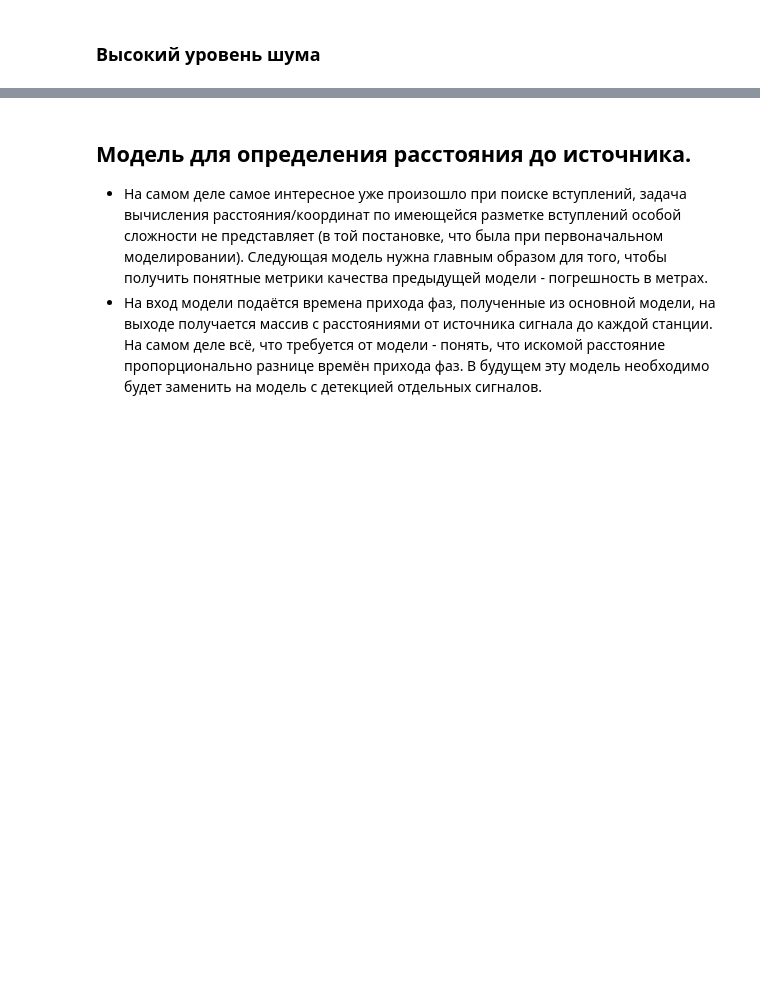
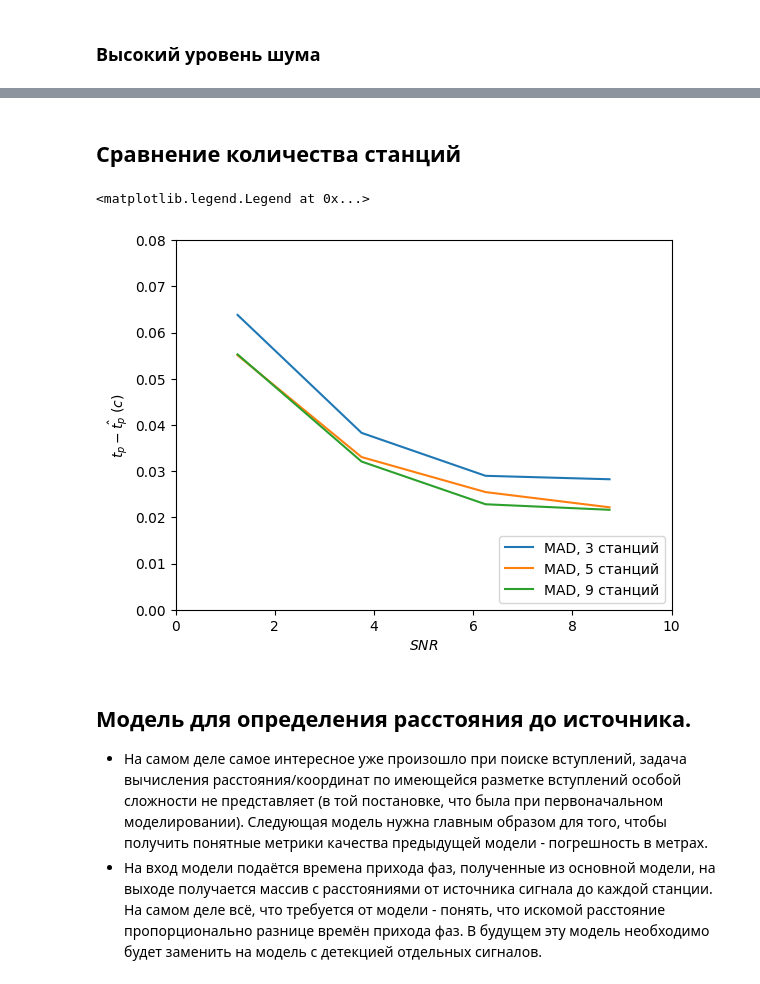
Before and after one commit to mexalon/Synth_wf_proc, a Jupyter notebook: Synth_wf_processing.ipynb, the cells around one changed output, grey strips where cells are left out. Saved outputs shown, nothing was run; the diff lists cells and outputs as text; code cells hidden in the pictures; blank space fills up the shorter version.

```diff
--- a/Synth_wf_processing.ipynb
+++ b/Synth_wf_processing.ipynb
@@ -1212,3 +1245,56 @@ ax.legend(loc='lower right')
+# %% [markdown]
+## Сравнение количества станций
+# %%
+params = BaseConfig()
+net = ArrNetwork(train_h5_path, test_h5_9sta_path, params)
+net.load_weights(pt_path)
+
+transforms = stack_transforms([ToTensor(),
+                              Normalizer(),
+                              ToOneHot(),
+                              WtFilter(cl=[-1]),
+                              ])
+
+dataset = SynthSeism(h5_path = test_h5_path, transforms=transforms)
+
+dataloader = DataLoader(dataset=dataset,
+                  batch_size=10,
+                  shuffle=False,
+                  collate_fn=dataset.collate_fn,
+                  )
+
+n_bins = 4
+range = [0, 10]
+
+max_sigma=0.1 # max noize sigma value
+
+#plotting results
+fig, ax = plt.subplots()
+
+for ss in [3,5,9]:
+    model_snr, model_p_s_error = picking_method_testing(my_model_method, max_sigma, sta_num=ss)
+
+    # plotting model results
+    # ax.scatter(model_snr, model_p_s_error[:,0], marker='+', color='dodgerblue', alpha=0.2)
+    # ax.scatter(-100,-100, marker='+', color='dodgerblue',  label=r'$\Delta t$, модель') # just for the legend
+
+    # model_bin_means, m_edges, _ = binned_statistic(model_snr, model_p_s_error[:,0], statistic='median', bins=n_bins, range=range)
+    # ax.plot(m_edges[:-1]+0.5*(m_edges[1:]-m_edges[:-1]), model_bin_means, label=r'$M_e\ \Delta t$, модель', color='b', linestyle=':')
+
+    model_bin_std, m_edges , _ = binned_statistic(model_snr, model_p_s_error[:,0], statistic=median_abs_deviation, bins=n_bins, range=range)
+    ax.plot(m_edges[:-1]+0.5*(m_edges[1:]-m_edges[:-1]), model_bin_std, label=f'MAD, {ss} станций')
+
+
+ax.set_xlim(range)
+ax.set_ylim(0, 0.08)
+ax.set_xlim(0, 10)
+ax.set_xlabel(r'$SNR$')
+ax.set_ylabel(r'$t_p-\hat{t_p}\ (c)$')
+# ax.set_title('б)', loc='left')
+ax.legend(loc='lower right')
+# %% [output]
+<matplotlib.legend.Legend at 0x...>
+[figure, added]
 # %% [markdown]
 ## Модель для определения расстояния до источника.
 * На самом деле самое интересное уже произошло при поиске вступлений, задача вычисления расстояния/координат по имеющейся разметке вступлений особой сложности не представляет (в той постановке, что была при первоначальном моделировании). Следующая модель нужна главным образом для того, чтобы получить понятные метрики качества предыдущей модели - погрешность в метрах.
```
Also changed, not shown: parts of 8 cells of this notebook.
